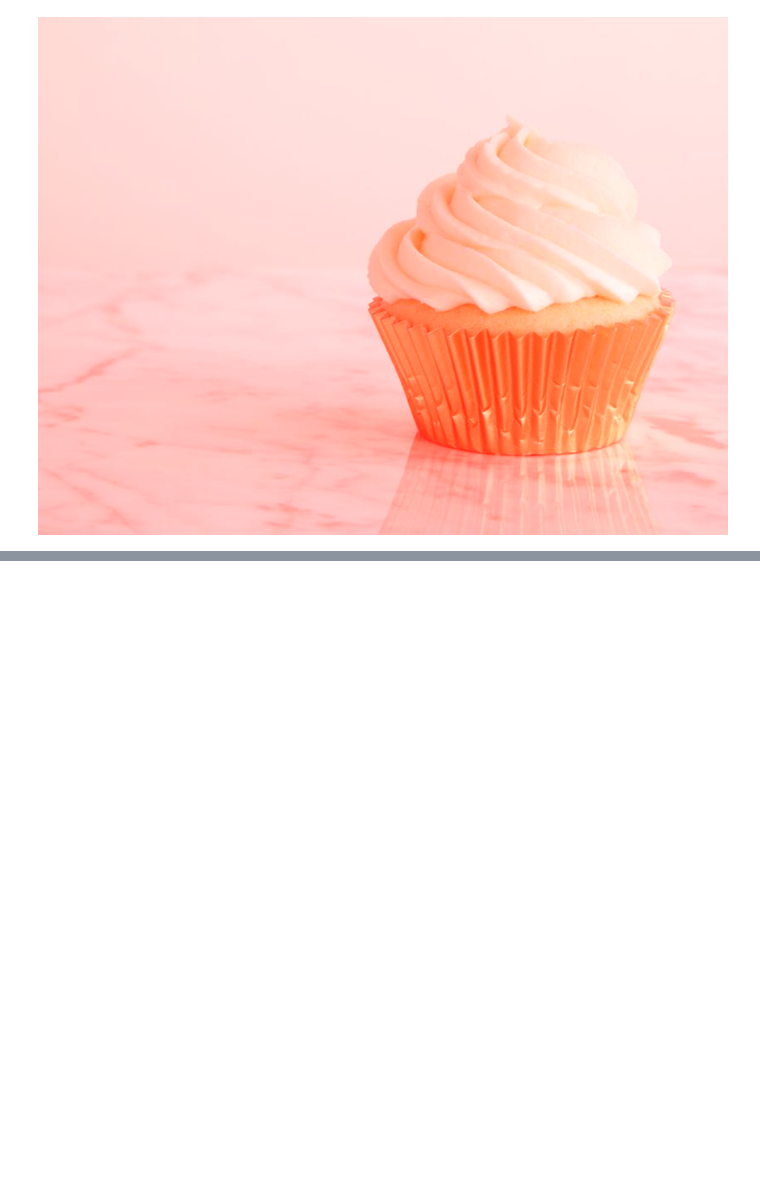
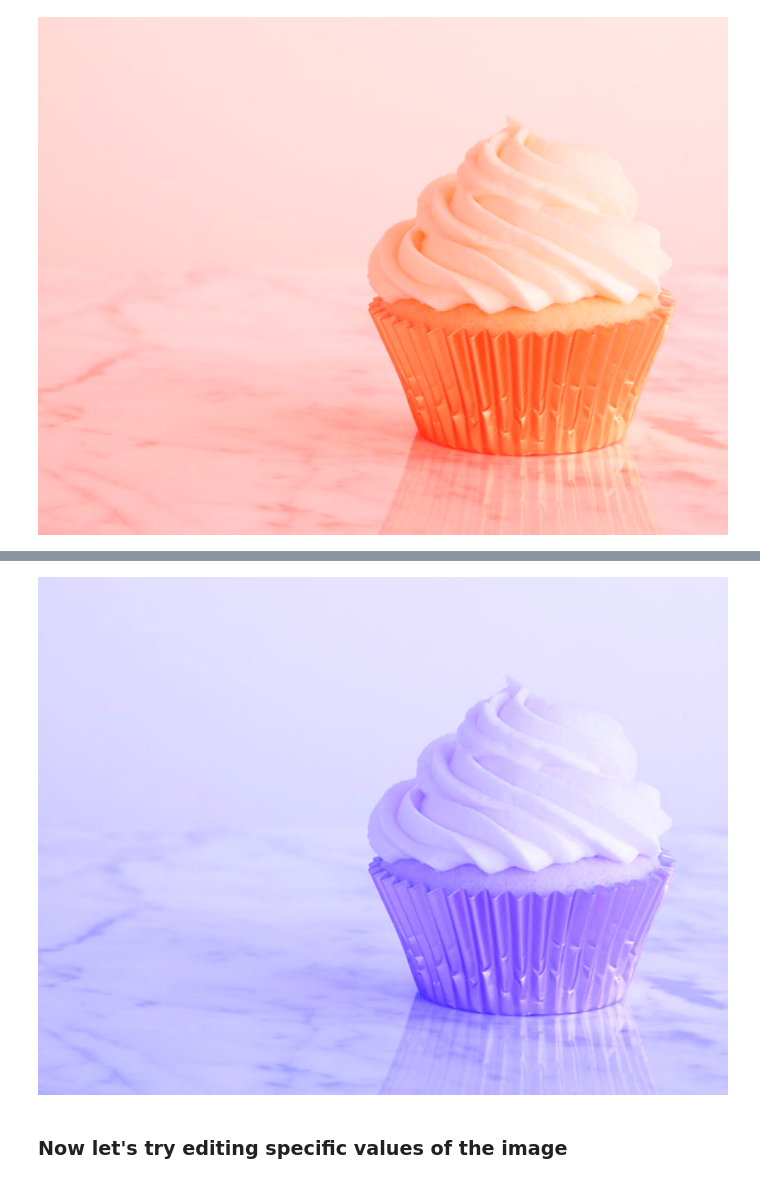
Before and after one commit to sohailk2/CS-Sail-Python-Image-Filtering, a Jupyter notebook: CS SAIL - Python Image Filtering.ipynb, the cells around one changed output, grey strips where cells are left out. Drawn from its saved outputs; the diff is of its cells as text; code cells hidden in the pictures; blank space fills up the shorter version.

```diff
--- a/CS SAIL - Python Image Filtering.ipynb
+++ b/CS SAIL - Python Image Filtering.ipynb
@@ -81,0 +97,17 @@ display(result)
+# %%
+### intialize a new bitmap
+blueFilterBitmap = np.array(cupcakeImage)
+
+for i in range(len(blueFilterBitmap)):
+    for j in range(len(blueFilterBitmap[i])):
+        pixel = blueFilterBitmap[i][j]
+
+        #editing the blue value of the pixel, first element because (r,g,b)
+        pixel[2] = 255;
+
+result = Image.fromarray(blueFilterBitmap)
+display(result)
+# %% [output]
+[figure, added]
+# %% [markdown]
+### Now let's try editing specific values of the image
```
Also changed, not shown: parts of 9 cells of this notebook.
